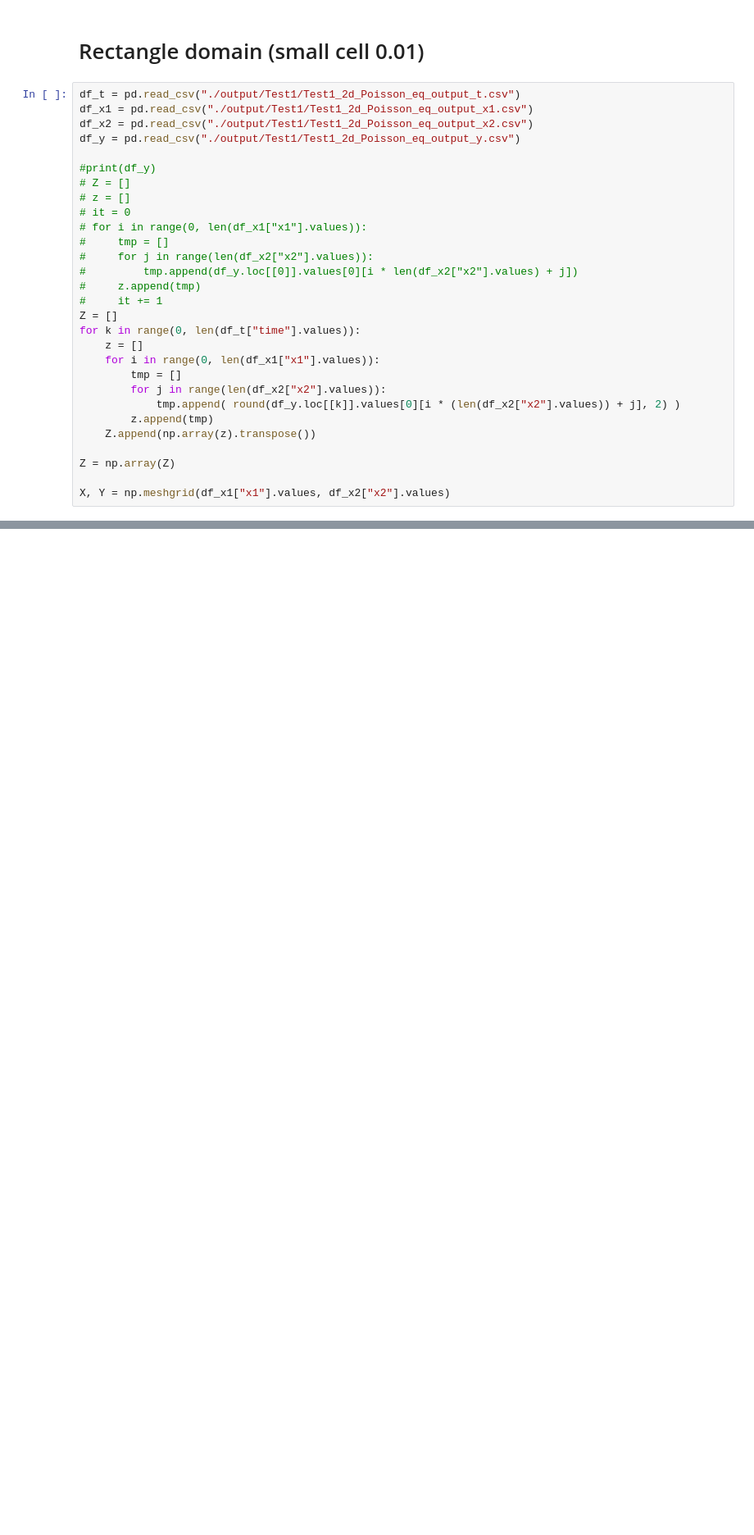
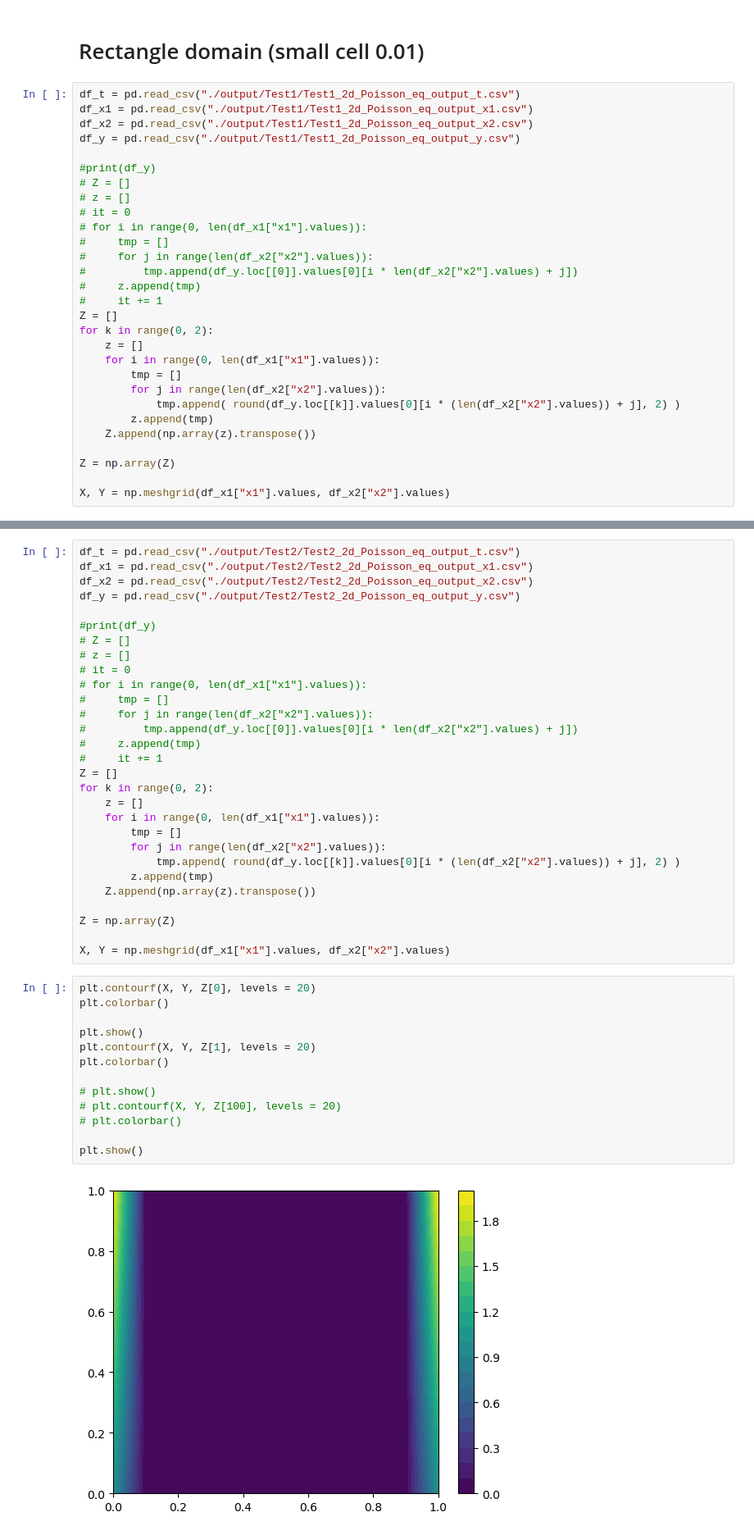
Before and after one commit to sanonesan/computational_methods_labs, a Jupyter notebook: sem6/lab_4_2d_Poisson_FDM/laplace_eq_domain_2_rectangle.ipynb, the cells around one changed output, grey strips where cells are left out. Shown: that part at 82% size. Saved outputs shown, nothing was run; the diff lists cells and outputs as text; blank space fills up the shorter version.

```diff
--- a/sem6/lab_4_2d_Poisson_FDM/laplace_eq_domain_2_rectangle.ipynb
+++ b/sem6/lab_4_2d_Poisson_FDM/laplace_eq_domain_2_rectangle.ipynb
@@ -33,7 +33,7 @@ df_y = pd.read_csv("./output/Test1/Test1_2d_Poisson_eq_output_y.csv")
 #     z.append(tmp)
 #     it += 1
 Z = []
-for k in range(0, len(df_t["time"].values)):
+for k in range(0, 2):
     z = []
     for i in range(0, len(df_x1["x1"].values)):
         tmp = []
@@ -64,0 +64,44 @@ plt.show()
+# %%
+df_t = pd.read_csv("./output/Test2/Test2_2d_Poisson_eq_output_t.csv")
+df_x1 = pd.read_csv("./output/Test2/Test2_2d_Poisson_eq_output_x1.csv")
+df_x2 = pd.read_csv("./output/Test2/Test2_2d_Poisson_eq_output_x2.csv")
+df_y = pd.read_csv("./output/Test2/Test2_2d_Poisson_eq_output_y.csv")
+
+#print(df_y)
+# Z = []
+# z = []
+# it = 0
+# for i in range(0, len(df_x1["x1"].values)):
+#     tmp = []
+#     for j in range(len(df_x2["x2"].values)):
+#         tmp.append(df_y.loc[[0]].values[0][i * len(df_x2["x2"].values) + j])
+#     z.append(tmp)
+#     it += 1
+Z = []
+for k in range(0, 2):
+    z = []
+    for i in range(0, len(df_x1["x1"].values)):
+        tmp = []
+        for j in range(len(df_x2["x2"].values)):
+            tmp.append( round(df_y.loc[[k]].values[0][i * (len(df_x2["x2"].values)) + j], 2) )
+        z.append(tmp)
+    Z.append(np.array(z).transpose())
+
+Z = np.array(Z)
+
+X, Y = np.meshgrid(df_x1["x1"].values, df_x2["x2"].values)
+# %%
+plt.contourf(X, Y, Z[0], levels = 20)
+plt.colorbar()
+
+plt.show()
+plt.contourf(X, Y, Z[1], levels = 20)
+plt.colorbar()
+
+# plt.show()
+# plt.contourf(X, Y, Z[100], levels = 20)
+# plt.colorbar()
+
+plt.show()
+# %% [output]
+[figure, added]
```
Also changed, not shown: parts of 2 cells of this notebook, 11 other files.
